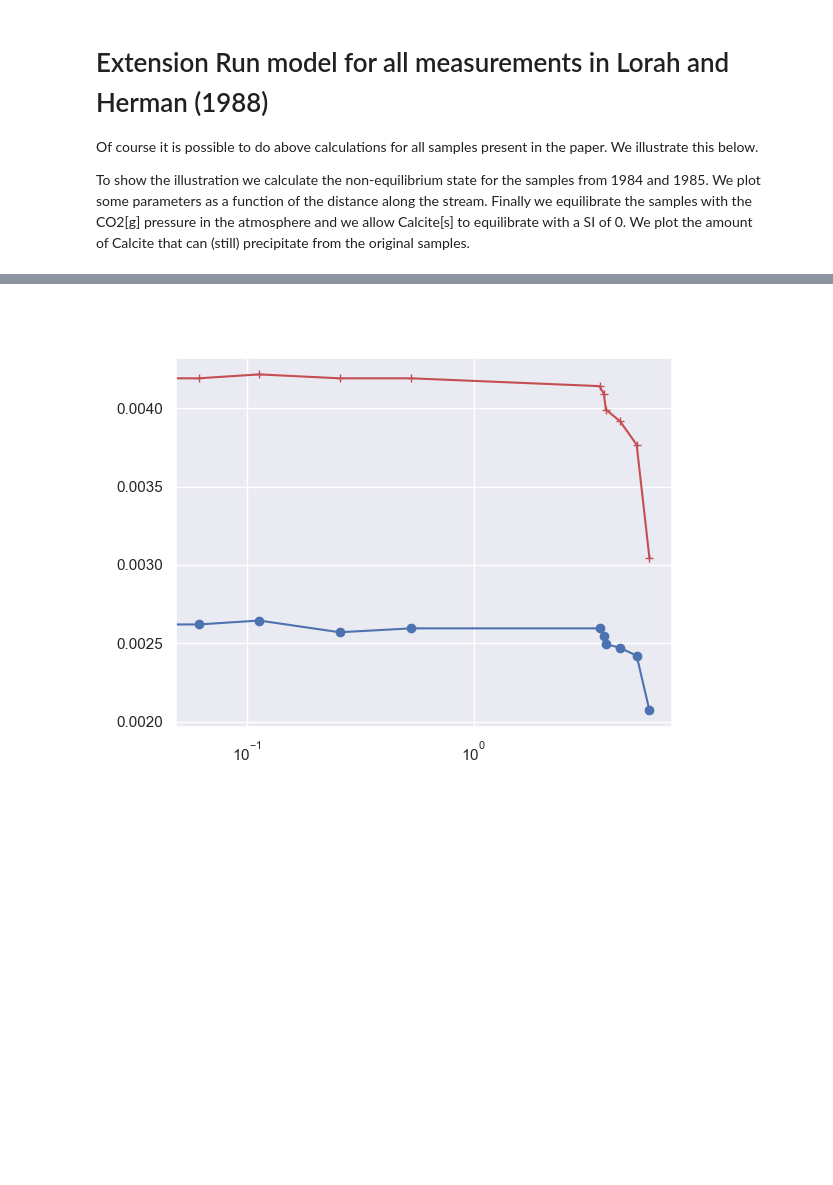
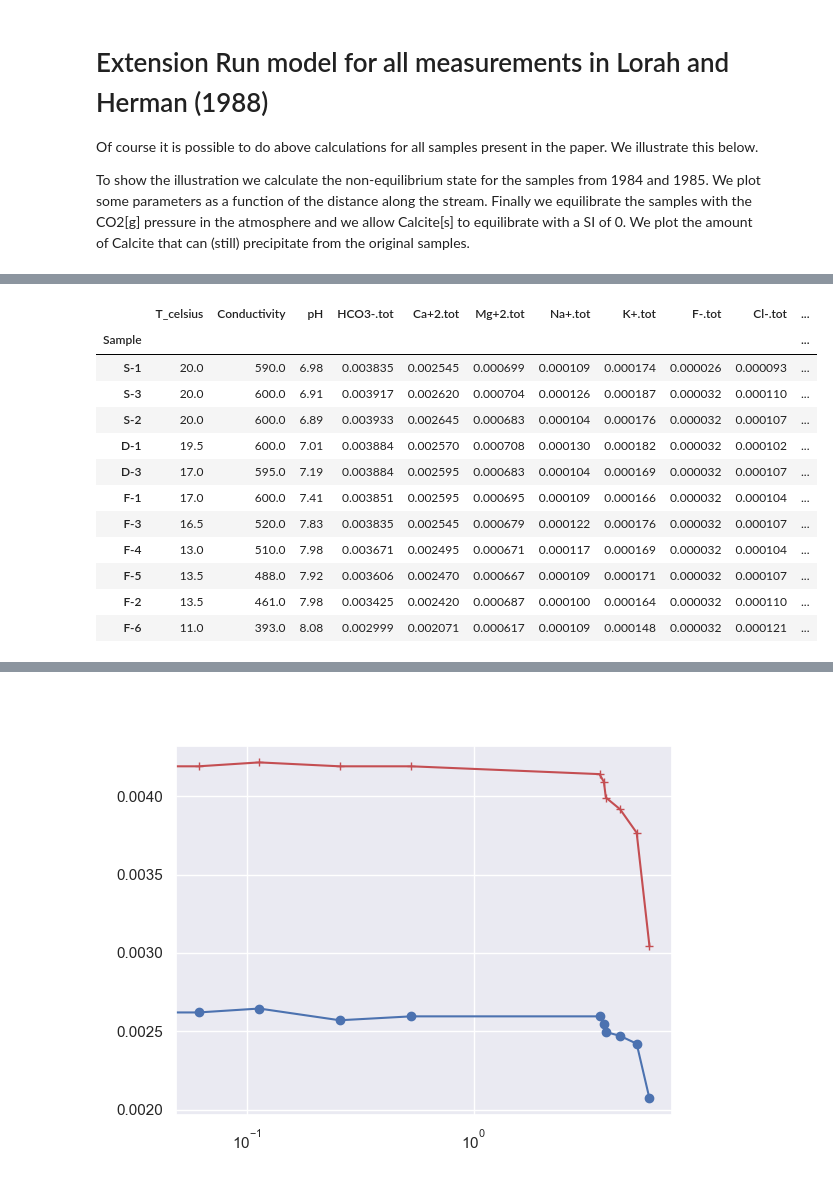
Before and after one commit to theim101/oit_chemistry_for_earth_sciences, a Jupyter notebook: chemistry_book/content/week 4.2/Week 4.2_Assignment_Lorah_and_Herman/Lorah&Herman_Travertine_Tutorial.ipynb, the cells around one changed output, grey strips where cells are left out. Saved outputs shown, nothing was run; the diff lists cells and outputs as text; code cells hidden in the pictures; blank space fills up the shorter version.

```diff
--- a/chemistry_book/content/week 4.2/Week 4.2_Assignment_Lorah_and_Herman/Lorah&Herman_Travertine_Tutorial.ipynb
+++ b/chemistry_book/content/week 4.2/Week 4.2_Assignment_Lorah_and_Herman/Lorah&Herman_Travertine_Tutorial.ipynb
@@ -656,7 +664,7 @@ df_data_1985 = df_data_orig_1985 / df_data_orig.loc['mmass'] * 0.001
 df_data_1985['T'] = df_data_1985['T_celsius'] + 273.15
 
 table_md_data = df_data_1985.to_markdown(floatfmt='.4e')
-display(Markdown(table_md_data))
-
+# display(Markdown(table_md_data))
+df_data_1985
 # print(df_data)
 # %% [output]
@@ -676,3 +671,16 @@ display(Markdown(table_md_data))
+|  | T_celsius | Conductivity | pH | HCO3-.tot | Ca+2.tot | Mg+2.tot | Na+.tot | K+.tot | F-.tot | Cl-.tot | ... |
+| Sample |  |  |  |  |  |  |  |  |  |  | ... |
+| S-1 | 20.0 | 590.0 | 6.98 | 0.003835 | 0.002545 | 0.000699 | 0.000109 | 0.000174 | 0.000026 | 0.000093 | ... |
+| S-3 | 20.0 | 600.0 | 6.91 | 0.003917 | 0.002620 | 0.000704 | 0.000126 | 0.000187 | 0.000032 | 0.000110 | ... |
+| S-2 | 20.0 | 600.0 | 6.89 | 0.003933 | 0.002645 | 0.000683 | 0.000104 | 0.000176 | 0.000032 | 0.000107 | ... |
+| D-1 | 19.5 | 600.0 | 7.01 | 0.003884 | 0.002570 | 0.000708 | 0.000130 | 0.000182 | 0.000032 | 0.000102 | ... |
+| D-3 | 17.0 | 595.0 | 7.19 | 0.003884 | 0.002595 | 0.000683 | 0.000104 | 0.000169 | 0.000032 | 0.000107 | ... |
+| F-1 | 17.0 | 600.0 | 7.41 | 0.003851 | 0.002595 | 0.000695 | 0.000109 | 0.000166 | 0.000032 | 0.000104 | ... |
+| F-3 | 16.5 | 520.0 | 7.83 | 0.003835 | 0.002545 | 0.000679 | 0.000122 | 0.000176 | 0.000032 | 0.000107 | ... |
+| F-4 | 13.0 | 510.0 | 7.98 | 0.003671 | 0.002495 | 0.000671 | 0.000117 | 0.000169 | 0.000032 | 0.000104 | ... |
+| F-5 | 13.5 | 488.0 | 7.92 | 0.003606 | 0.002470 | 0.000667 | 0.000109 | 0.000171 | 0.000032 | 0.000107 | ... |
+| F-2 | 13.5 | 461.0 | 7.98 | 0.003425 | 0.002420 | 0.000687 | 0.000100 | 0.000164 | 0.000032 | 0.000110 | ... |
+| F-6 | 11.0 | 393.0 | 8.08 | 0.002999 | 0.002071 | 0.000617 | 0.000109 | 0.000148 | 0.000032 | 0.000121 | ... |
 # %%
 # %%
 # All 1984 data
```
Also changed, not shown: parts of 13 cells of this notebook.
